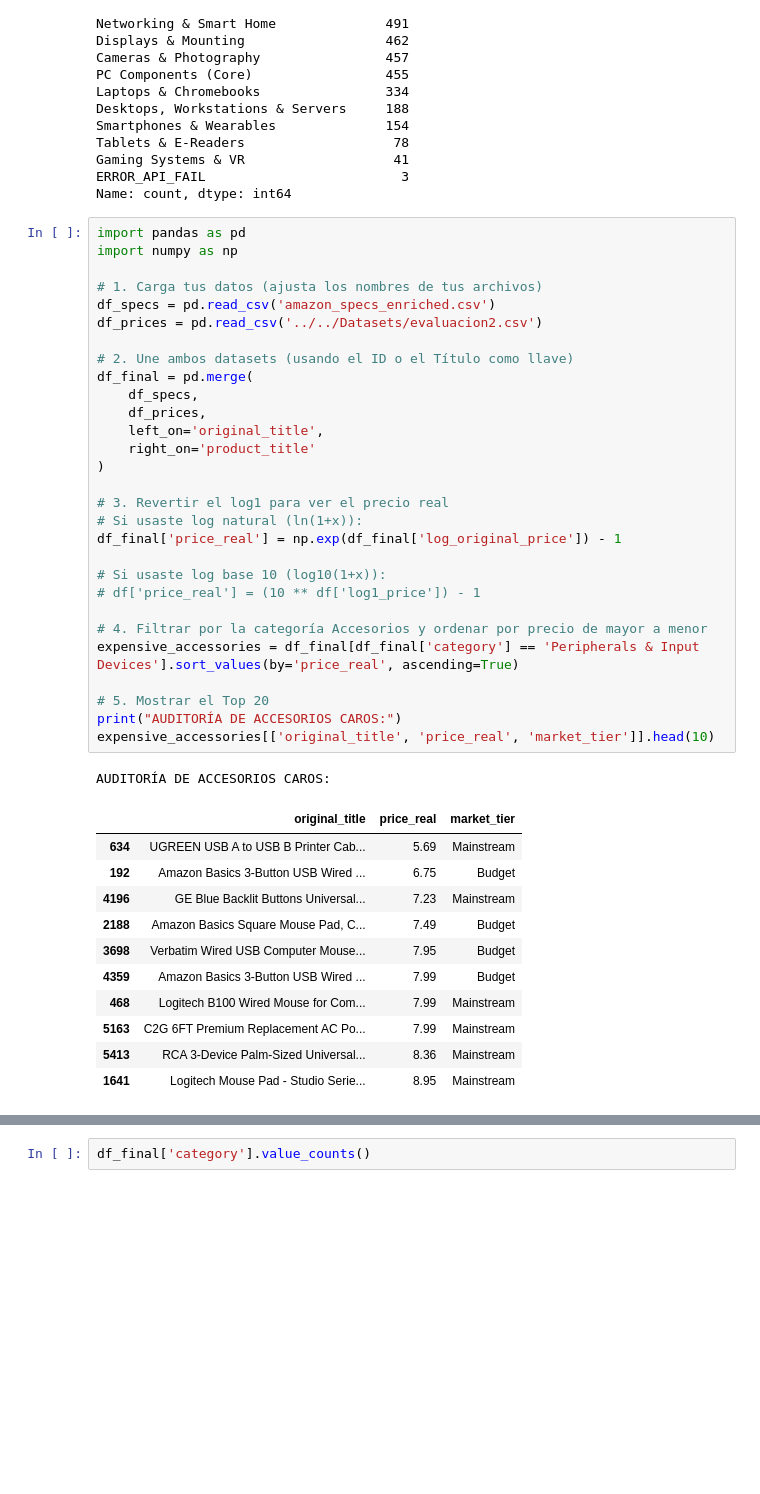
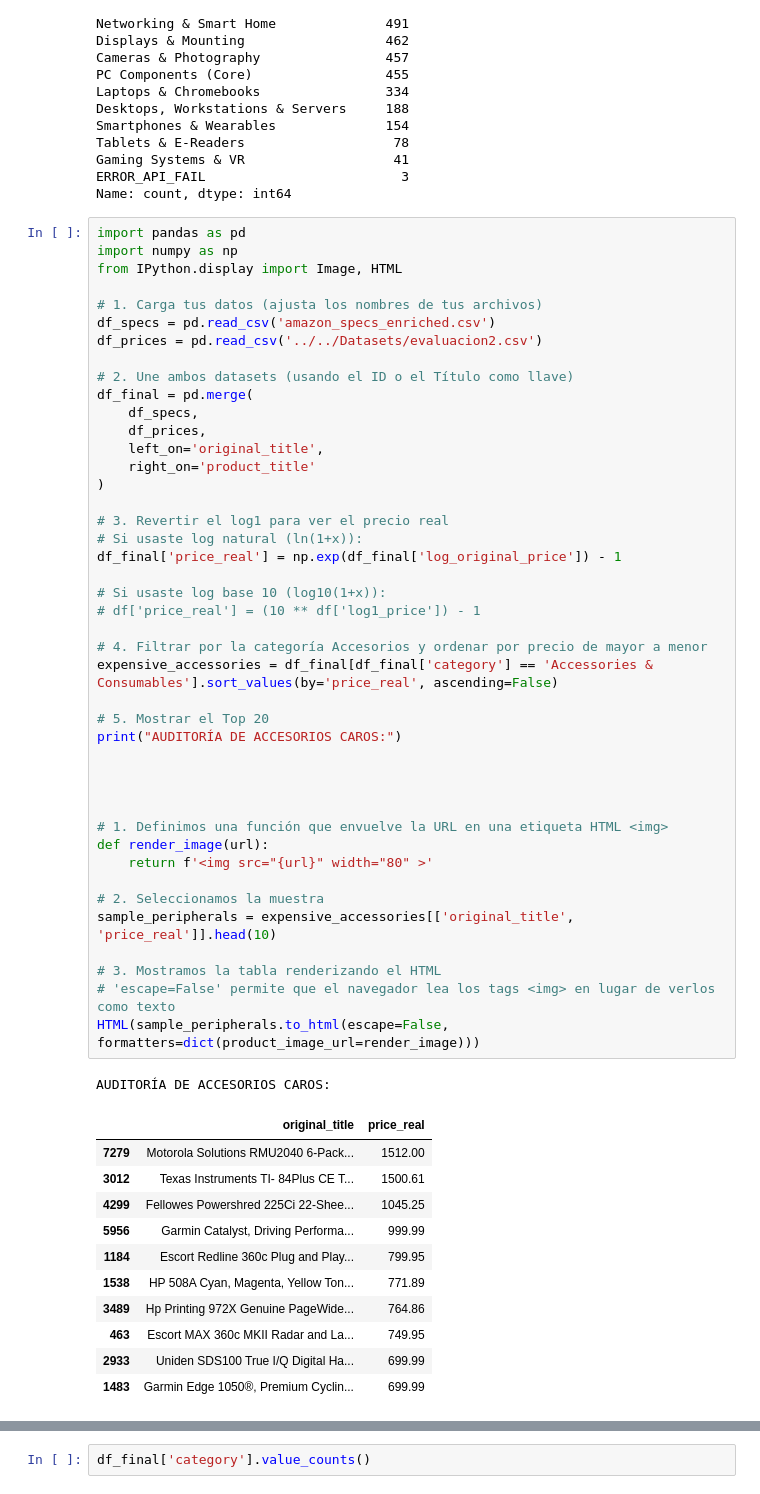
Before and after one commit to beja28/Amazon-Smart-Pricing, a Jupyter notebook: Evaluaciones/Evaluacion_3/script_OPENAI_prueba.ipynb, the cells around one changed output, grey strips where cells are left out. Drawn from its saved outputs; the diff is of its cells as text; blank space fills up the shorter version.

```diff
--- a/Evaluaciones/Evaluacion_3/script_OPENAI_prueba.ipynb
+++ b/Evaluaciones/Evaluacion_3/script_OPENAI_prueba.ipynb
@@ -180,42 +180,56 @@ Name: count, dtype: int64
 # %%
 import pandas as pd
 import numpy as np
+from IPython.display import Image, HTML
 
 # 1. Carga tus datos (ajusta los nombres de tus archivos)
 df_specs = pd.read_csv('amazon_specs_enriched.csv')
 df_prices = pd.read_csv('../../Datasets/evaluacion2.csv')
 
 # 2. Une ambos datasets (usando el ID o el Título como llave)
 df_final = pd.merge(
     df_specs,
     df_prices,
     left_on='original_title',
     right_on='product_title'
 )
 
 # 3. Revertir el log1 para ver el precio real
 # Si usaste log natural (ln(1+x)):
 df_final['price_real'] = np.exp(df_final['log_original_price']) - 1
 
 # Si usaste log base 10 (log10(1+x)):
 # df['price_real'] = (10 ** df['log1_price']) - 1
 
 # 4. Filtrar por la categoría Accesorios y ordenar por precio de mayor a menor
-expensive_accessories = df_final[df_final['category'] == 'Peripherals & Input Devices'].sort_values(by='price_real', ascending=True)
+expensive_accessories = df_final[df_final['category'] == 'Accessories & Consumables'].sort_values(by='price_real', ascending=False)
 
 # 5. Mostrar el Top 20
 print("AUDITORÍA DE ACCESORIOS CAROS:")
-expensive_accessories[['original_title', 'price_real', 'market_tier']].head(10)
+
+
+
+
+# 1. Definimos una función que envuelve la URL en una etiqueta HTML <img>
+def render_image(url):
+    return f'<img src="{url}" width="80" >'
+
+# 2. Seleccionamos la muestra
+sample_peripherals = expensive_accessories[['original_title', 'price_real']].head(10)
+
+# 3. Mostramos la tabla renderizando el HTML
+# 'escape=False' permite que el navegador lea los tags <img> en lugar de verlos como texto
+HTML(sample_peripherals.to_html(escape=False, formatters=dict(product_image_url=render_image)))
 # %% [output]
 AUDITORÍA DE ACCESORIOS CAROS:
-|  | original_title | price_real | market_tier |
-| 634 | UGREEN USB A to USB B Printer Cab... | 5.69 | Mainstream |
-| 192 | Amazon Basics 3-Button USB Wired ... | 6.75 | Budget |
-| 4196 | GE Blue Backlit Buttons Universal... | 7.23 | Mainstream |
-| 2188 | Amazon Basics Square Mouse Pad, C... | 7.49 | Budget |
-| 3698 | Verbatim Wired USB Computer Mouse... | 7.95 | Budget |
-| 4359 | Amazon Basics 3-Button USB Wired ... | 7.99 | Budget |
-| 468 | Logitech B100 Wired Mouse for Com... | 7.99 | Mainstream |
-| 5163 | C2G 6FT Premium Replacement AC Po... | 7.99 | Mainstream |
-| 5413 | RCA 3-Device Palm-Sized Universal... | 8.36 | Mainstream |
-| 1641 | Logitech Mouse Pad - Studio Serie... | 8.95 | Mainstream |
+|  | original_title | price_real |
+| 7279 | Motorola Solutions RMU2040 6-Pack... | 1512.00 |
+| 3012 | Texas Instruments TI- 84Plus CE T... | 1500.61 |
+| 4299 | Fellowes Powershred 225Ci 22-Shee... | 1045.25 |
+| 5956 | Garmin Catalyst, Driving Performa... | 999.99 |
+| 1184 | Escort Redline 360c Plug and Play... | 799.95 |
+| 1538 | HP 508A Cyan, Magenta, Yellow Ton... | 771.89 |
+| 3489 | Hp Printing 972X Genuine PageWide... | 764.86 |
+| 463 | Escort MAX 360c MKII Radar and La... | 749.95 |
+| 2933 | Uniden SDS100 True I/Q Digital Ha... | 699.99 |
+| 1483 | Garmin Edge 1050®, Premium Cyclin... | 699.99 |
```
Also changed, not shown: parts of 10 cells of this notebook, 7 other files.
